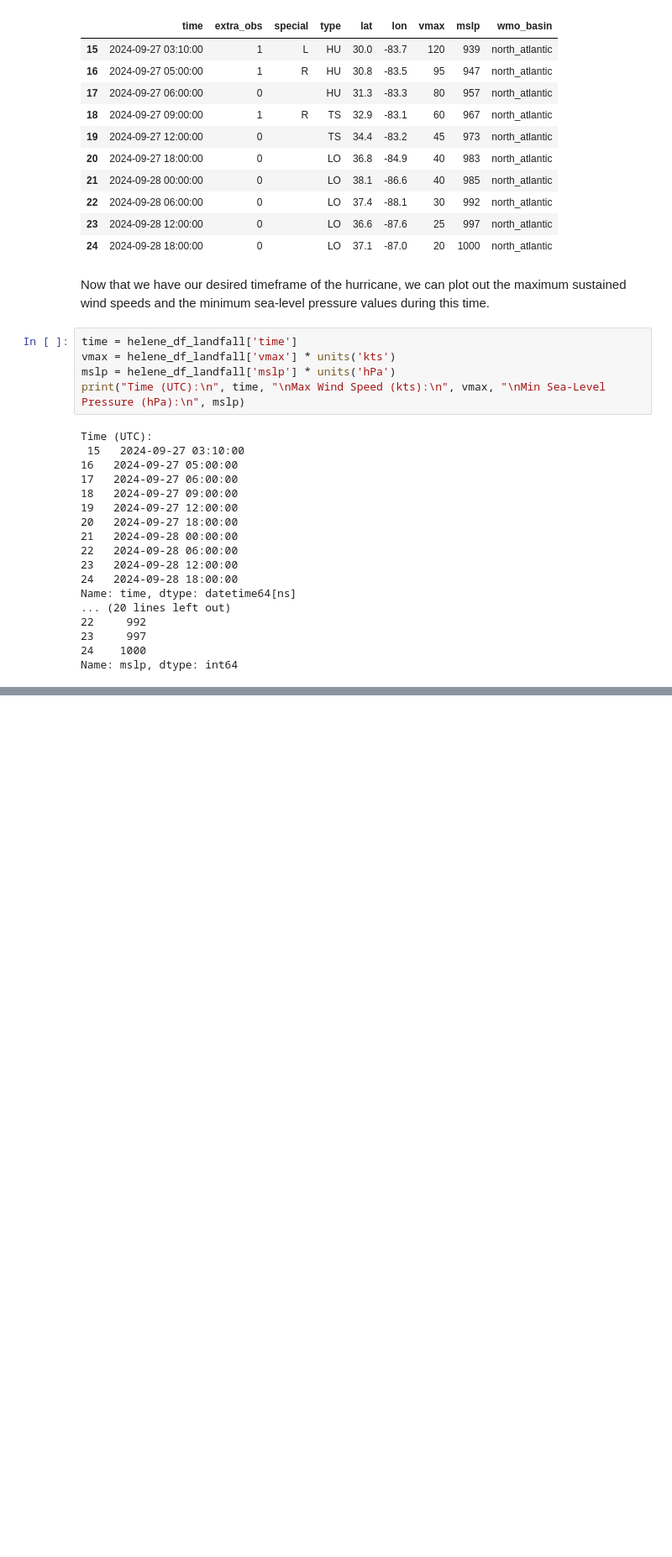
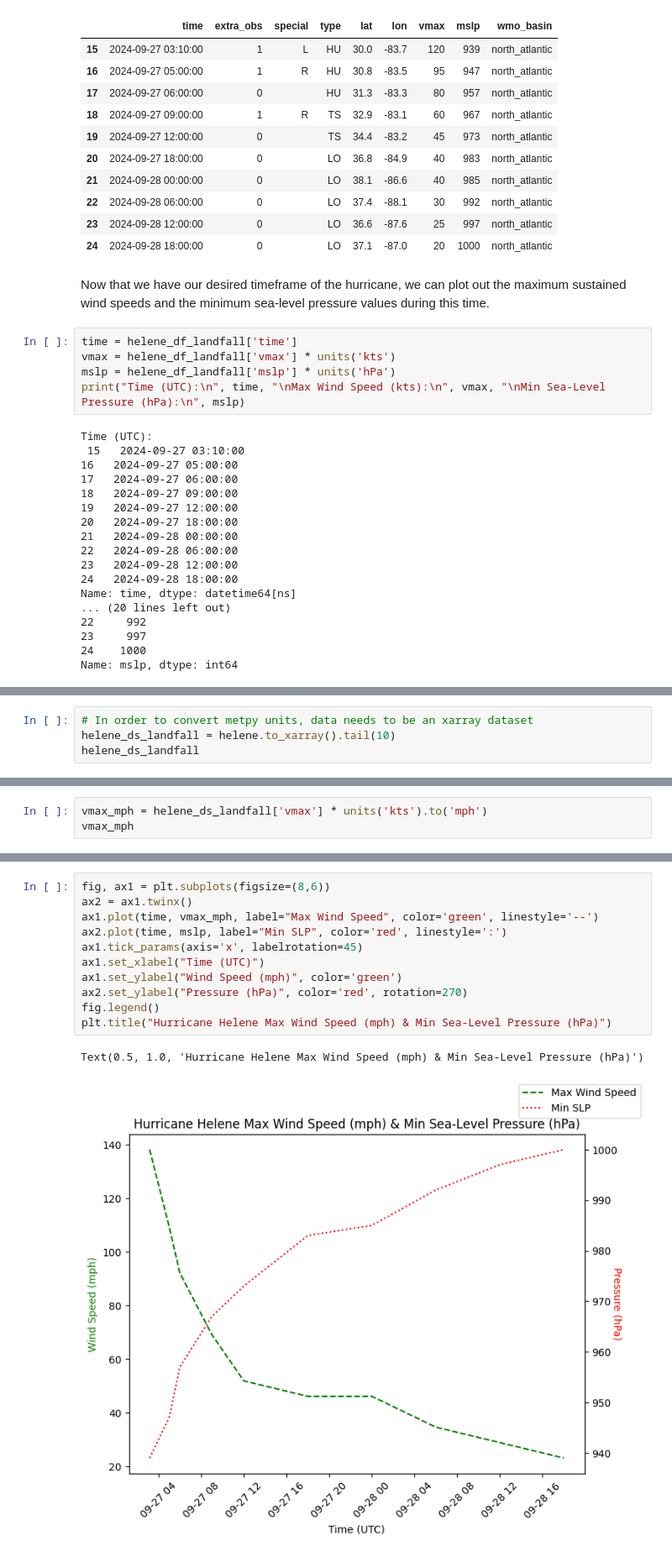
Before and after one commit to DAES433533/bluegreen, a Jupyter notebook: notebooks/Helene_Landfall_1.ipynb, the cells around one changed output, grey strips where cells are left out. Shown at 84% size. Saved outputs shown, nothing was run; the diff lists cells and outputs as text; blank space fills up the shorter version.

```diff
--- a/notebooks/Helene_Landfall_1.ipynb
+++ b/notebooks/Helene_Landfall_1.ipynb
@@ -158,0 +180,4 @@ Name: mslp, dtype: int64
+# %%
+# In order to convert metpy units, data needs to be an xarray dataset
+helene_ds_landfall = helene.to_xarray().tail(10)
+helene_ds_landfall
@@ -158,0 +202,3 @@ Name: mslp, dtype: int64
+# %%
+vmax_mph = helene_ds_landfall['vmax'] * units('kts').to('mph')
+vmax_mph
@@ -158,0 +219,14 @@ Name: mslp, dtype: int64
+# %%
+fig, ax1 = plt.subplots(figsize=(8,6))
+ax2 = ax1.twinx()
+ax1.plot(time, vmax_mph, label="Max Wind Speed", color='green', linestyle='--')
+ax2.plot(time, mslp, label="Min SLP", color='red', linestyle=':')
+ax1.tick_params(axis='x', labelrotation=45)
+ax1.set_xlabel("Time (UTC)")
+ax1.set_ylabel("Wind Speed (mph)", color='green')
+ax2.set_ylabel("Pressure (hPa)", color='red', rotation=270)
+fig.legend()
+plt.title("Hurricane Helene Max Wind Speed (mph) & Min Sea-Level Pressure (hPa)")
+# %% [output]
+Text(0.5, 1.0, 'Hurricane Helene Max Wind Speed (mph) & Min Sea-Level Pressure (hPa)')
+[figure, added]
```
Also changed, not shown: parts of 21 cells of this notebook, 1 other file.
